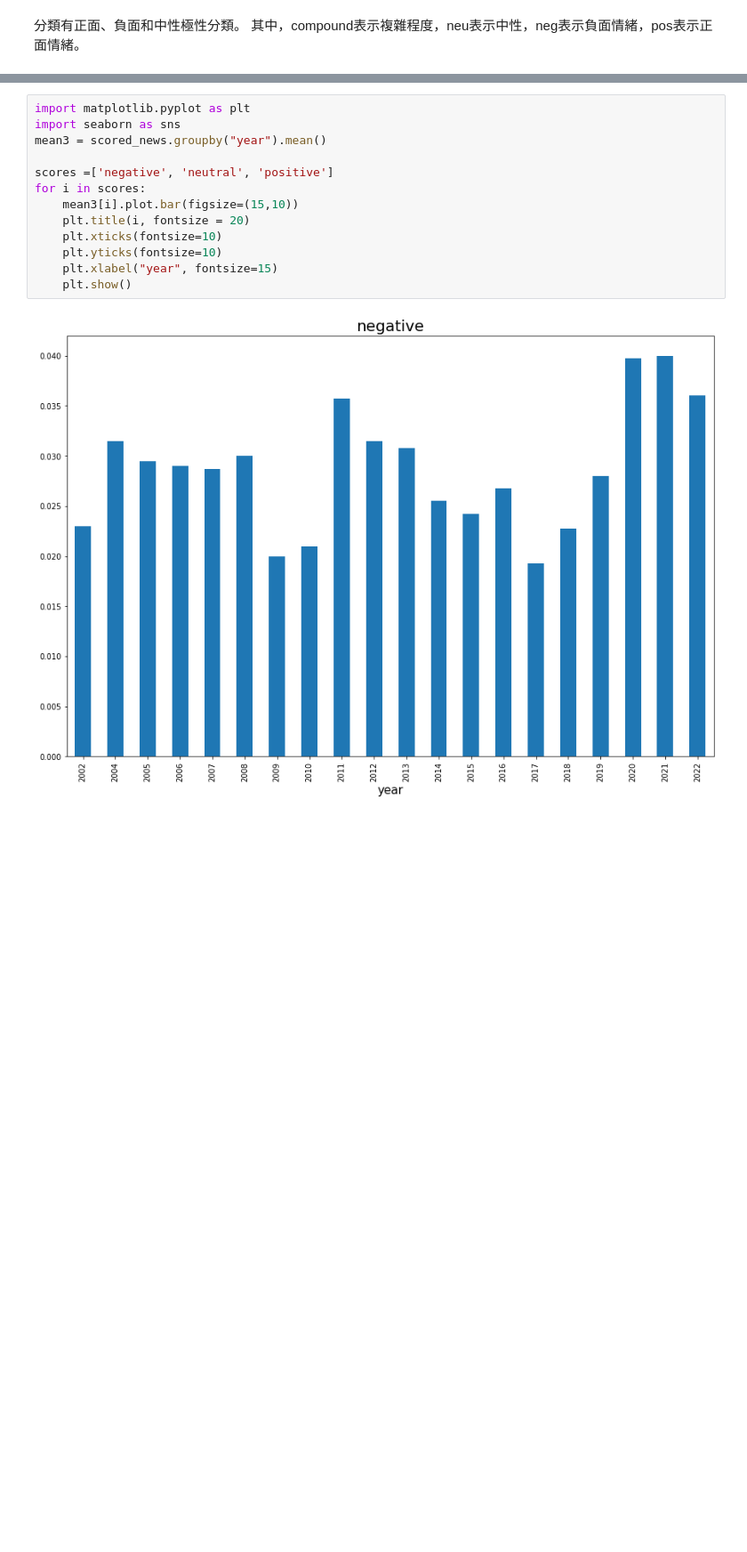
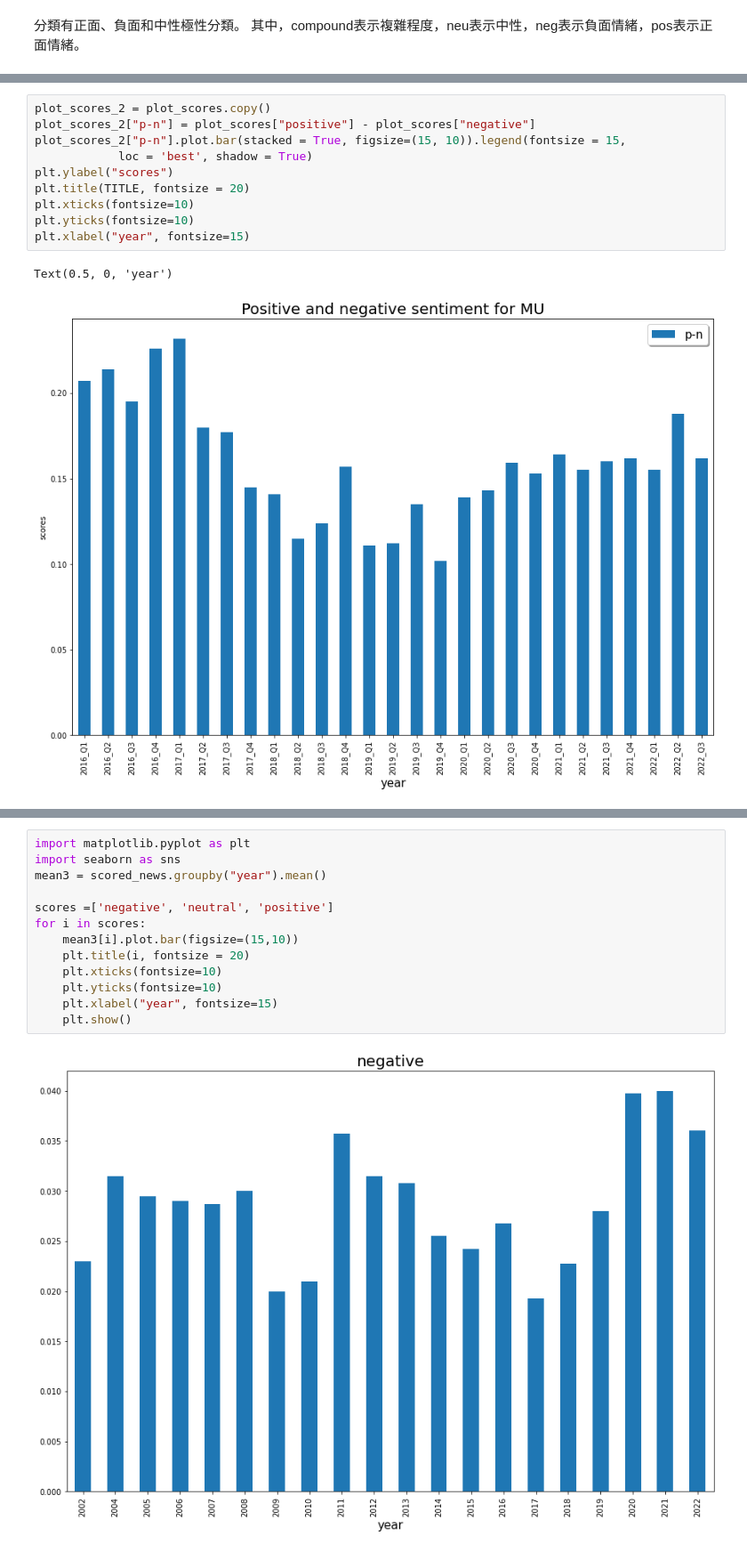
Before and after one commit to ba88052/Earnings_Call_Transcripts_Analyze, a Jupyter notebook: Earnings_Call_Transcripts_Analyze.ipynb, the cells around one changed output, grey strips where cells are left out. Shown at 89% size. Cells and saved outputs as stored; diff of their text form; blank space fills up the shorter version.

```diff
--- a/Earnings_Call_Transcripts_Analyze.ipynb
+++ b/Earnings_Call_Transcripts_Analyze.ipynb
@@ -394,0 +418,13 @@ Text(0.5, 0, 'year')
+# %%
+plot_scores_2 = plot_scores.copy()
+plot_scores_2["p-n"] = plot_scores["positive"] - plot_scores["negative"]
+plot_scores_2["p-n"].plot.bar(stacked = True, figsize=(15, 10)).legend(fontsize = 15,
+            loc = 'best', shadow = True)
+plt.ylabel("scores")
+plt.title(TITLE, fontsize = 20)
+plt.xticks(fontsize=10)
+plt.yticks(fontsize=10)
+plt.xlabel("year", fontsize=15)
+# %% [output]
+Text(0.5, 0, 'year')
+[figure, added]
```
Also changed, not shown: parts of 11 cells of this notebook.
